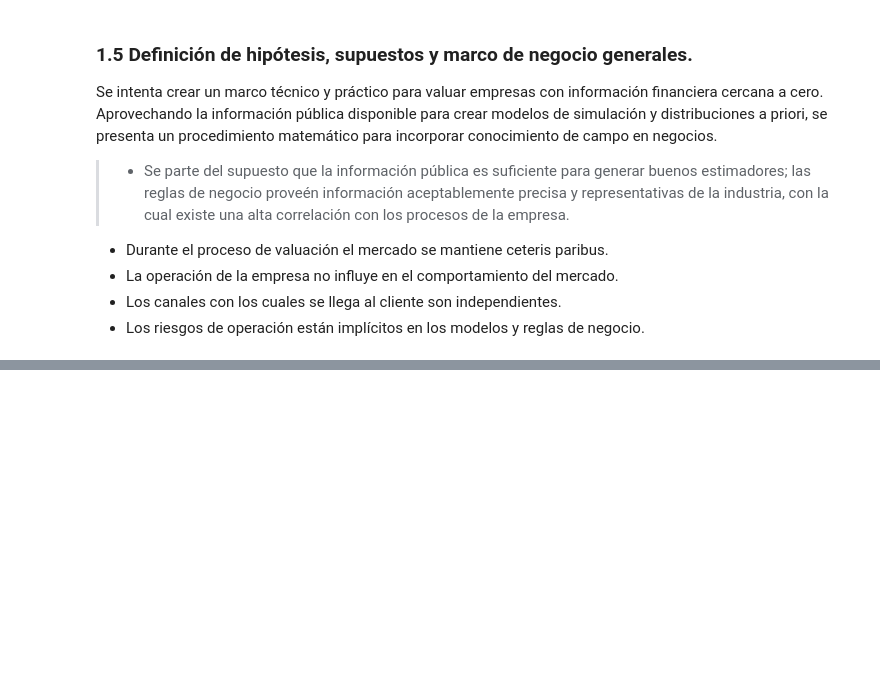
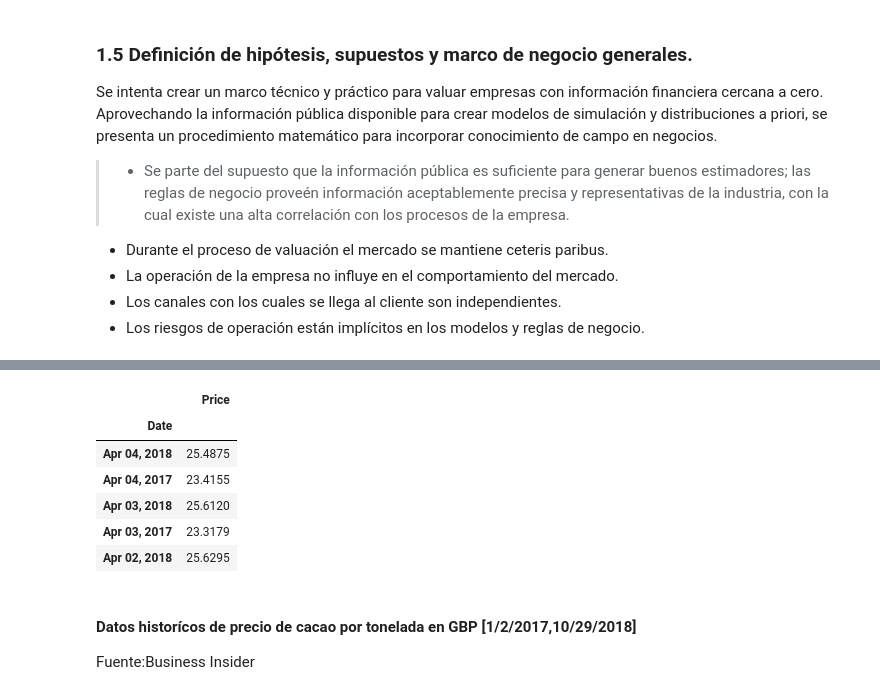
Before and after one commit to CAGS295/proyecto_modulo2, a Jupyter notebook: Proyecto_SandovalC.ipynb, the cells around one changed output, grey strips where cells are left out. Saved outputs shown, nothing was run; the diff lists cells and outputs as text; code cells hidden in the pictures; blank space fills up the shorter version.

```diff
--- a/Proyecto_SandovalC.ipynb
+++ b/Proyecto_SandovalC.ipynb
@@ -115,0 +142,16 @@ Se intenta crear un marco técnico y práctico para valuar empresas con informac
+# %%
+GBPMXN = pd.read_csv('GBP_MXN.csv',index_col=0,usecols=[0,1]).sort_index(ascending=False)
+# %%
+GBPMXN.tail()
+# %% [output]
+|  | Price |
+| Date |  |
+| Apr 04, 2018 | 25.4875 |
+| Apr 04, 2017 | 23.4155 |
+| Apr 03, 2018 | 25.6120 |
+| Apr 03, 2017 | 23.3179 |
+| Apr 02, 2018 | 25.6295 |
+# %% [markdown]
+#### Datos historícos de precio de cacao por tonelada en GBP [1/2/2017,10/29/2018]
+
+Fuente:<a src="https://markets.businessinsider.com/commodities/historical-prices/cocoa-price/1.1.2017_31.10.2018">Business Insider</a>
```
Also changed, not shown: parts of 11 cells of this notebook, 7 other files.
